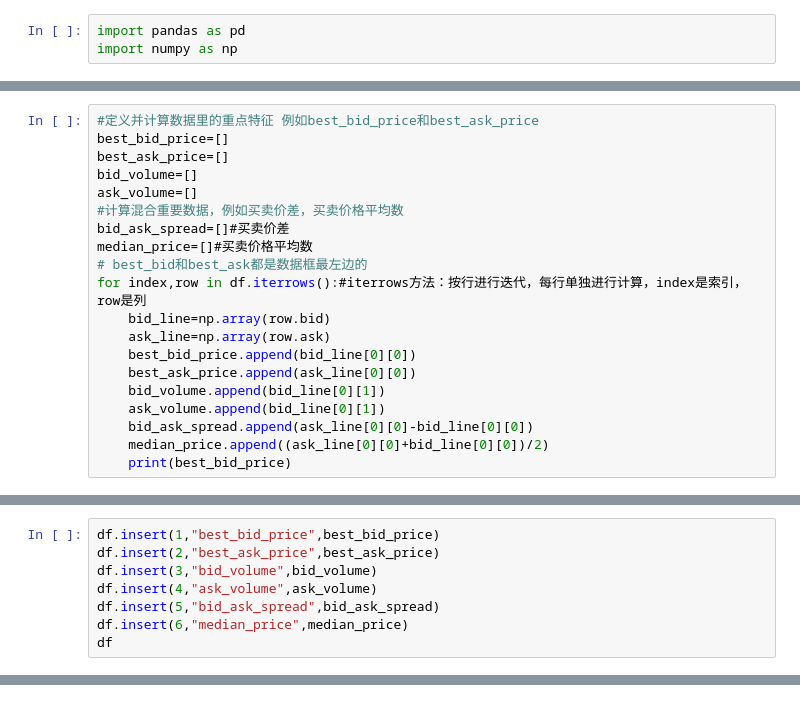
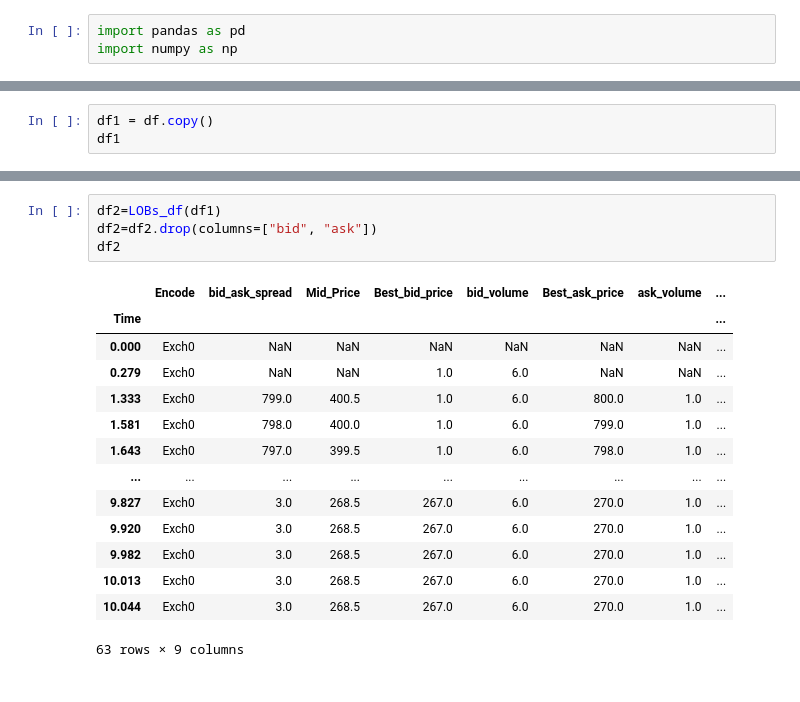
Before and after one commit to UoB-DSMP-2023-24/dsmp-2024-group22, a Jupyter notebook: data_preprocess/data_processing_LOBs.ipynb, the cells around one changed output, grey strips where cells are left out. Drawn from its saved outputs; the diff is of its cells as text.

```diff
--- a/data_preprocess/data_processing_LOBs.ipynb
+++ b/data_preprocess/data_processing_LOBs.ipynb
@@ -140,20 +157,0 @@ df
-# %%
-#定义并计算数据里的重点特征 例如best_bid_price和best_ask_price
-best_bid_price=[]
-best_ask_price=[]
-bid_volume=[]
-ask_volume=[]
-#计算混合重要数据，例如买卖价差，买卖价格平均数
-bid_ask_spread=[]#买卖价差
-median_price=[]#买卖价格平均数
-# best_bid和best_ask都是数据框最左边的
-for index,row in df.iterrows():#iterrows方法：按行进行迭代，每行单独进行计算，index是索引，row是列
-    bid_line=np.array(row.bid)
-    ask_line=np.array(row.ask)
-    best_bid_price.append(bid_line[0][0])
-    best_ask_price.append(ask_line[0][0])
-    bid_volume.append(bid_line[0][1])
-    ask_volume.append(bid_line[0][1])
-    bid_ask_spread.append(ask_line[0][0]-bid_line[0][0])
-    median_price.append((ask_line[0][0]+bid_line[0][0])/2)
-    print(best_bid_price)
@@ -170,8 +157,0 @@ for index,row in df.iterrows():#iterrows方法：按行进行迭代，每行单
-# %%
-df.insert(1,"best_bid_price",best_bid_price)
-df.insert(2,"best_ask_price",best_ask_price)
-df.insert(3,"bid_volume",bid_volume)
-df.insert(4,"ask_volume",ask_volume)
-df.insert(5,"bid_ask_spread",bid_ask_spread)
-df.insert(6,"median_price",median_price)
-df
@@ -200,0 +158,3 @@ print(max_level)
+# %%
+df1 = df.copy()
+df1
@@ -200,0 +229,19 @@ print(max_level)
+# %%
+df2=LOBs_df(df1)
+df2=df2.drop(columns=["bid", "ask"])
+df2
+# %% [output]
+|  | Encode | bid_ask_spread | Mid_Price | Best_bid_price | bid_volume | Best_ask_price | ask_volume | ... |
+| Time |  |  |  |  |  |  |  | ... |
+| 0.000 | Exch0 | NaN | NaN | NaN | NaN | NaN | NaN | ... |
+| 0.279 | Exch0 | NaN | NaN | 1.0 | 6.0 | NaN | NaN | ... |
+| 1.333 | Exch0 | 799.0 | 400.5 | 1.0 | 6.0 | 800.0 | 1.0 | ... |
+| 1.581 | Exch0 | 798.0 | 400.0 | 1.0 | 6.0 | 799.0 | 1.0 | ... |
+| 1.643 | Exch0 | 797.0 | 399.5 | 1.0 | 6.0 | 798.0 | 1.0 | ... |
+| ... | ... | ... | ... | ... | ... | ... | ... | ... |
+| 9.827 | Exch0 | 3.0 | 268.5 | 267.0 | 6.0 | 270.0 | 1.0 | ... |
+| 9.920 | Exch0 | 3.0 | 268.5 | 267.0 | 6.0 | 270.0 | 1.0 | ... |
+| 9.982 | Exch0 | 3.0 | 268.5 | 267.0 | 6.0 | 270.0 | 1.0 | ... |
+| 10.013 | Exch0 | 3.0 | 268.5 | 267.0 | 6.0 | 270.0 | 1.0 | ... |
+| 10.044 | Exch0 | 3.0 | 268.5 | 267.0 | 6.0 | 270.0 | 1.0 | ... |
+63 rows × 9 columns
```
Also changed, not shown: parts of 11 cells of this notebook, 1 other file.
